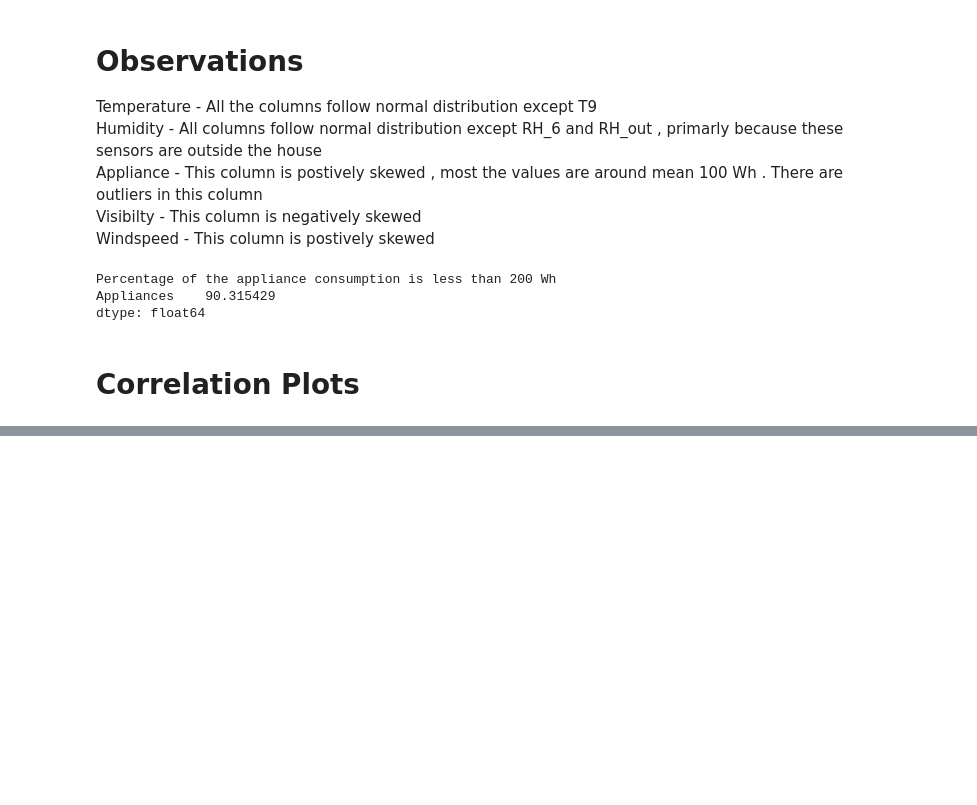
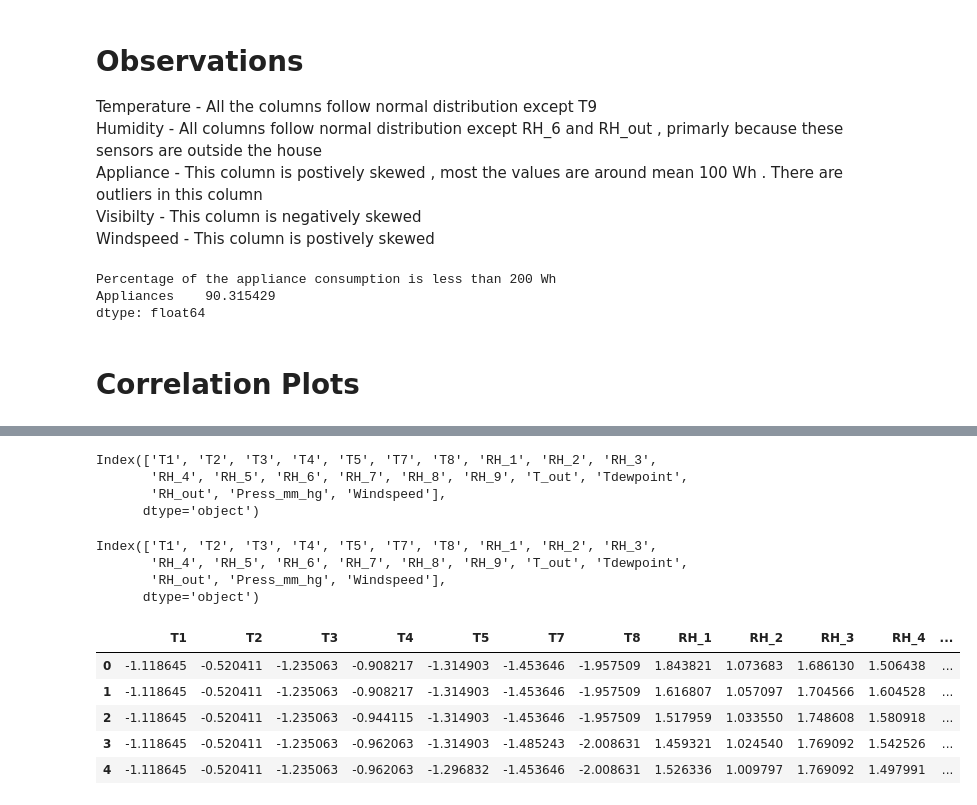
Before and after one commit to anasjy/appliance-energy-prediction, a Jupyter notebook: Appliance_energy_prediction.ipynb, the cells around one changed output, grey strips where cells are left out. Cells and saved outputs as stored; diff of their text form; code cells hidden in the pictures; blank space fills up the shorter version.

```diff
--- a/Appliance_energy_prediction.ipynb
+++ b/Appliance_energy_prediction.ipynb
@@ -383,3 +312,9 @@ Appliances    90.315429
 dtype: float64
 # %% [markdown]
 # **Correlation Plots**
+# %%
+# Correlatrion of all about data
+
+sns.set(rc={'figure.figsize':(15,12)})
+slr = slr.corr().round(2)
+sns.heatmap(data=slr, annot=True,cmap="vlag")
@@ -385,0 +381,4 @@ dtype: float64
+# %%
+#Split training dataset into independent and dependent varibales
+train_X = train[feature_vars.columns]
+train_y = train[target_vars.columns]
@@ -385,0 +389,3 @@ dtype: float64
+# %%
+# Due to conlusion made above below columns are removed
+train_X.drop(["rv1","rv2","Visibility","T6","T9"],axis=1 , inplace=True)
@@ -385,0 +395,42 @@ dtype: float64
+# %%
+train_X.columns
+# %% [output]
+Index(['T1', 'T2', 'T3', 'T4', 'T5', 'T7', 'T8', 'RH_1', 'RH_2', 'RH_3',
+       'RH_4', 'RH_5', 'RH_6', 'RH_7', 'RH_8', 'RH_9', 'T_out', 'Tdewpoint',
+       'RH_out', 'Press_mm_hg', 'Windspeed'],
+      dtype='object')
+# %%
+test_X.columns
+# %% [output]
+Index(['T1', 'T2', 'T3', 'T4', 'T5', 'T7', 'T8', 'RH_1', 'RH_2', 'RH_3',
+       'RH_4', 'RH_5', 'RH_6', 'RH_7', 'RH_8', 'RH_9', 'T_out', 'Tdewpoint',
+       'RH_out', 'Press_mm_hg', 'Windspeed'],
+      dtype='object')
+# %%
+from sklearn.preprocessing import StandardScaler
+sc=StandardScaler()
+
+# Create test and training set by including Appliances column
+
+train = slr[list(train_X.columns.values) + col_target ]
+
+test = slr[list(test_X.columns.values) + col_target ]
+
+# Create dummy test and training set to hold scaled values
+
+sc_train = pd.DataFrame(columns=train.columns , index=train.index)
+
+sc_train[sc_train.columns] = sc.fit_transform(train)
+
+sc_test= pd.DataFrame(columns=test.columns , index=test.index)
+
+sc_test[sc_test.columns] = sc.fit_transform(test)
+# %%
+sc_train.head()
+# %% [output]
+|  | T1 | T2 | T3 | T4 | T5 | T7 | T8 | RH_1 | RH_2 | RH_3 | RH_4 | ... |
+| 0 | -1.118645 | -0.520411 | -1.235063 | -0.908217 | -1.314903 | -1.453646 | -1.957509 | 1.843821 | 1.073683 | 1.686130 | 1.506438 | ... |
+| 1 | -1.118645 | -0.520411 | -1.235063 | -0.908217 | -1.314903 | -1.453646 | -1.957509 | 1.616807 | 1.057097 | 1.704566 | 1.604528 | ... |
+| 2 | -1.118645 | -0.520411 | -1.235063 | -0.944115 | -1.314903 | -1.453646 | -1.957509 | 1.517959 | 1.033550 | 1.748608 | 1.580918 | ... |
+| 3 | -1.118645 | -0.520411 | -1.235063 | -0.962063 | -1.314903 | -1.485243 | -2.008631 | 1.459321 | 1.024540 | 1.769092 | 1.542526 | ... |
+| 4 | -1.118645 | -0.520411 | -1.235063 | -0.962063 | -1.296832 | -1.453646 | -2.008631 | 1.526336 | 1.009797 | 1.769092 | 1.497991 | ... |
```
Also changed, not shown: parts of 24 cells of this notebook.
